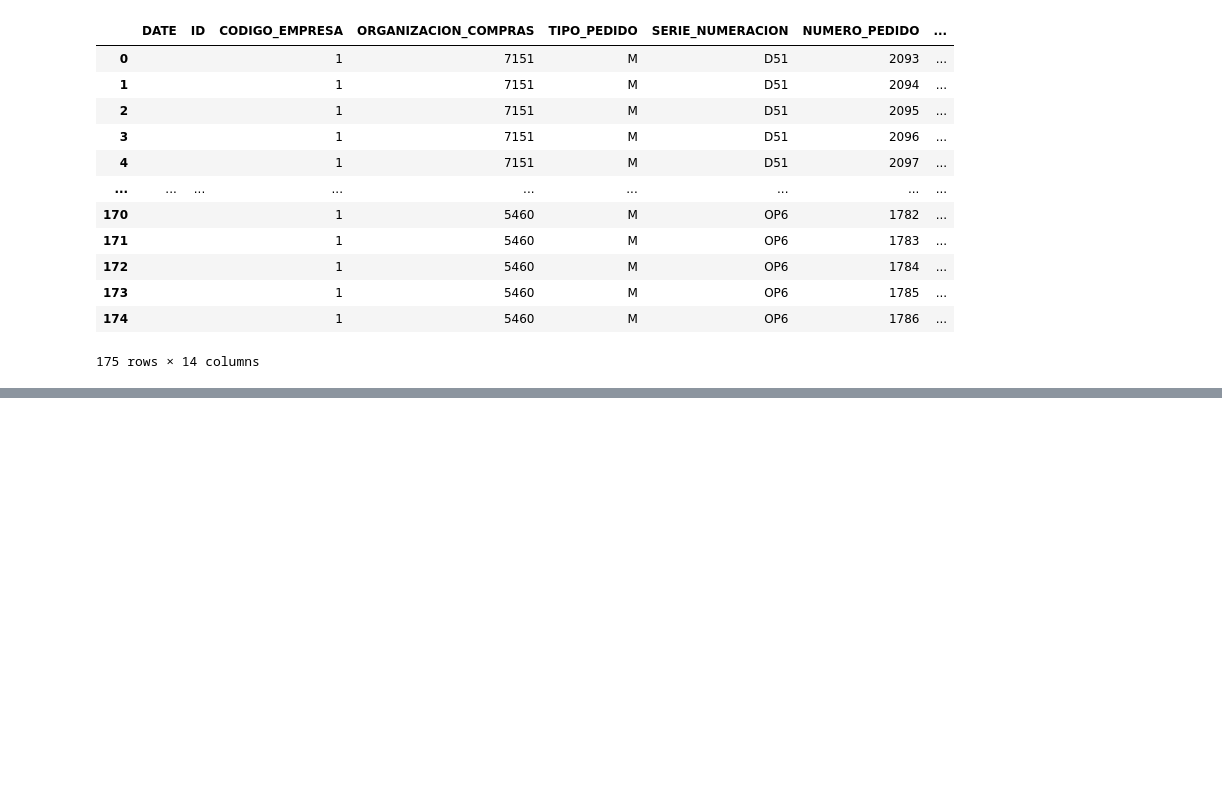
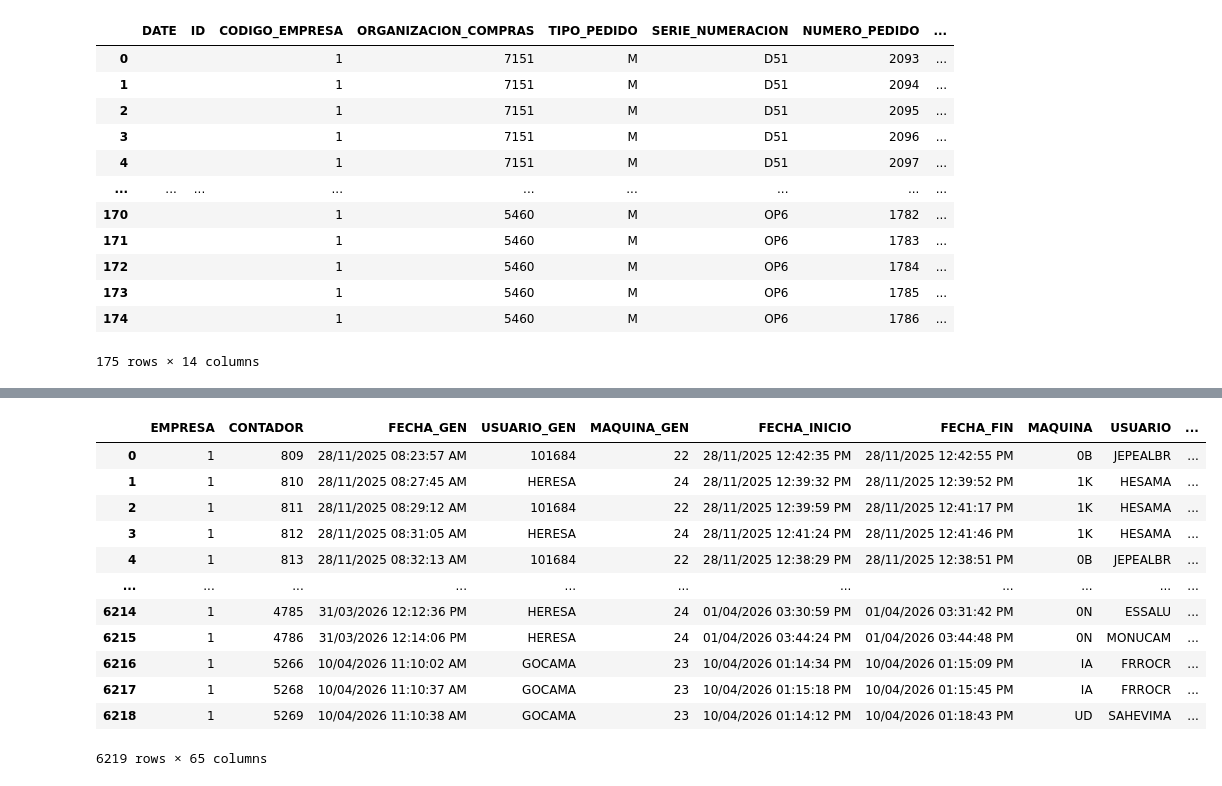
Before and after one commit to Quantium/Zeus-Notebooks, a Jupyter notebook: ZeusPipeline.ipynb, the cells around one changed output, grey strips where cells are left out. Drawn from its saved outputs; the diff is of its cells as text; code cells hidden in the pictures; blank space fills up the shorter version.

```diff
--- a/ZeusPipeline.ipynb
+++ b/ZeusPipeline.ipynb
@@ -149,0 +174,21 @@ pedidos_df
+# %%
+#@title Entradas Logisticas DataFrame
+entradas = gc.open(working_file).worksheet('Entradas Logisticas')
+
+rows = entradas.get_all_values()
+entradas_df = pd.DataFrame.from_records(rows[1:], columns=rows[0])
+entradas_df
+# %% [output]
+|  | EMPRESA | CONTADOR | FECHA_GEN | USUARIO_GEN | MAQUINA_GEN | FECHA_INICIO | FECHA_FIN | MAQUINA | USUARIO | ... |
+| 0 | 1 | 809 | 28/11/2025 08:23:57 AM | 101684 | 22 | 28/11/2025 12:42:35 PM | 28/11/2025 12:42:55 PM | 0B | JEPEALBR | ... |
+| 1 | 1 | 810 | 28/11/2025 08:27:45 AM | HERESA | 24 | 28/11/2025 12:39:32 PM | 28/11/2025 12:39:52 PM | 1K | HESAMA | ... |
+| 2 | 1 | 811 | 28/11/2025 08:29:12 AM | 101684 | 22 | 28/11/2025 12:39:59 PM | 28/11/2025 12:41:17 PM | 1K | HESAMA | ... |
+| 3 | 1 | 812 | 28/11/2025 08:31:05 AM | HERESA | 24 | 28/11/2025 12:41:24 PM | 28/11/2025 12:41:46 PM | 1K | HESAMA | ... |
+| 4 | 1 | 813 | 28/11/2025 08:32:13 AM | 101684 | 22 | 28/11/2025 12:38:29 PM | 28/11/2025 12:38:51 PM | 0B | JEPEALBR | ... |
+| ... | ... | ... | ... | ... | ... | ... | ... | ... | ... | ... |
+| 6214 | 1 | 4785 | 31/03/2026 12:12:36 PM | HERESA | 24 | 01/04/2026 03:30:59 PM | 01/04/2026 03:31:42 PM | 0N | ESSALU | ... |
+| 6215 | 1 | 4786 | 31/03/2026 12:14:06 PM | HERESA | 24 | 01/04/2026 03:44:24 PM | 01/04/2026 03:44:48 PM | 0N | MONUCAM | ... |
+| 6216 | 1 | 5266 | 10/04/2026 11:10:02 AM | GOCAMA | 23 | 10/04/2026 01:14:34 PM | 10/04/2026 01:15:09 PM | IA | FRROCR | ... |
+| 6217 | 1 | 5268 | 10/04/2026 11:10:37 AM | GOCAMA | 23 | 10/04/2026 01:15:18 PM | 10/04/2026 01:15:45 PM | IA | FRROCR | ... |
+| 6218 | 1 | 5269 | 10/04/2026 11:10:38 AM | GOCAMA | 23 | 10/04/2026 01:14:12 PM | 10/04/2026 01:18:43 PM | UD | SAHEVIMA | ... |
+6219 rows × 65 columns
```
Also changed, not shown: parts of 12 cells of this notebook.
